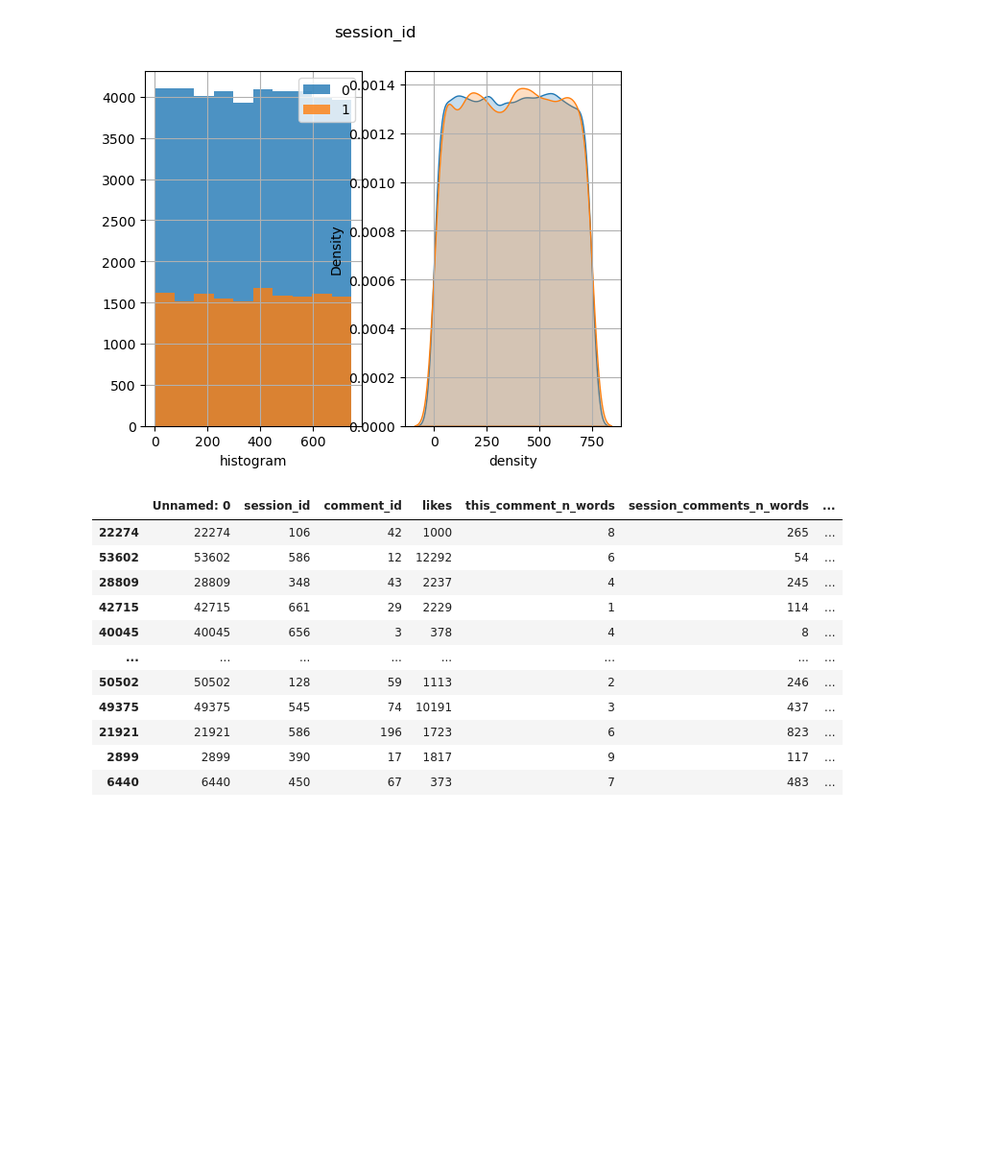
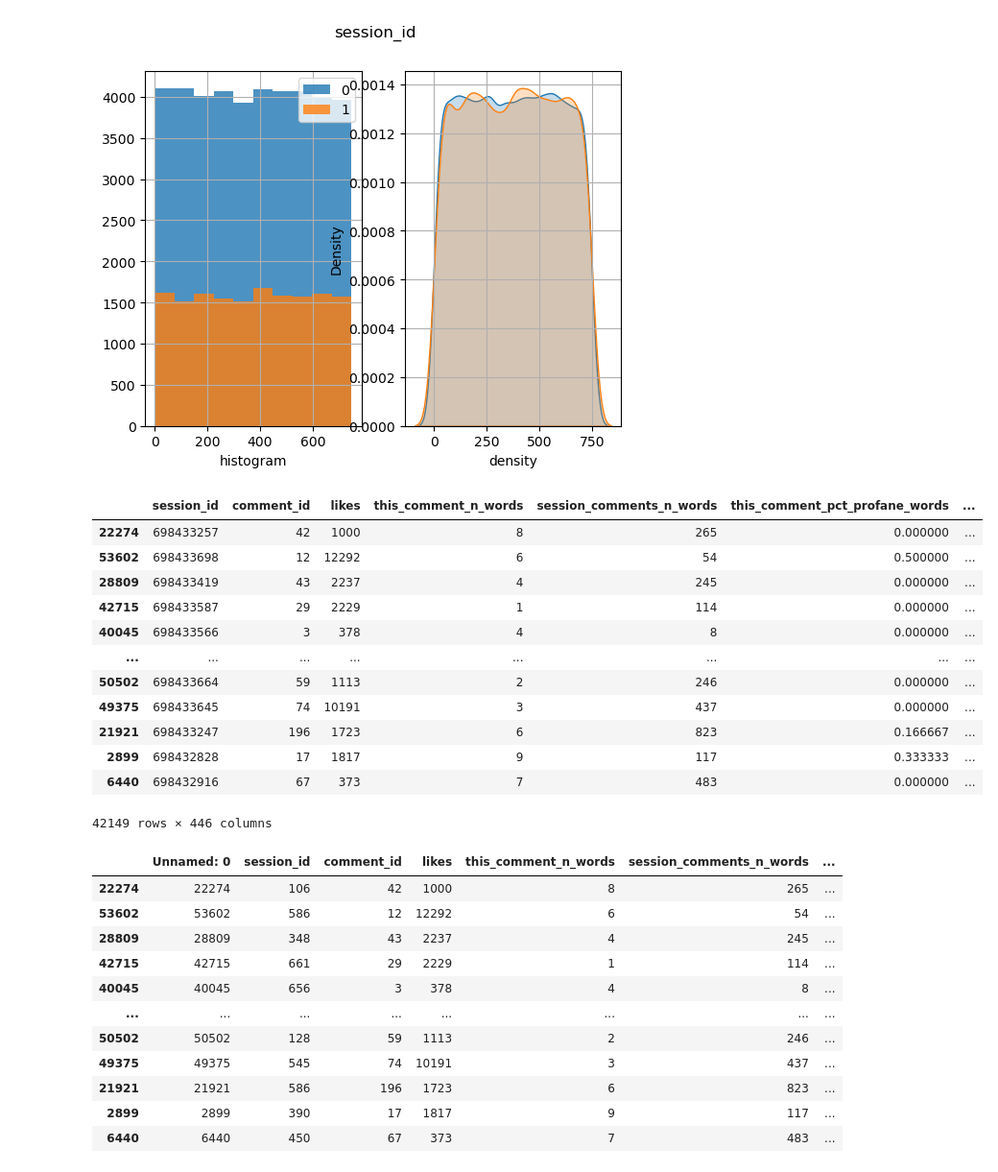
Before and after one commit to mgbarro/tfg-machinelearning, a Jupyter notebook: TFG_notebook.ipynb, the cells around one changed output. Shown: that part at 96% size. Saved outputs shown, nothing was run; the diff lists cells and outputs as text; code cells hidden in the pictures; blank space fills up the shorter version.

```diff
--- a/TFG_notebook.ipynb
+++ b/TFG_notebook.ipynb
@@ -143,6 +145,10 @@ vine_filtered = vine_dataset.drop(filtered_columns, axis=1)
 
 
 #matriz_corr = correlaciones(vine_filtered)
+# %%
+vine_filtered = vine_dataset.copy()
+
+vine_filtered = vine_filtered.drop(["Unnamed: 0"], axis=1)
 # %%
 # CORRELATION MATRIX
 
@@ -214,6 +237,29 @@ else:
     X = new_dataset.drop(["label"], axis=1)
 
 X_train, X_test, y_train, y_test = train_test_split(X, y, stratify=y, random_state=42)
+# %%
+from sklearn.model_selection import train_test_split
+
+
+y = vine_filtered["label"]
+X = vine_filtered.drop(["label"], axis=1)
+X_train, X_test, y_train, y_test = train_test_split(X, y, stratify=y, random_state=42)
+
+X_train
+# %% [output]
+|  | session_id | comment_id | likes | this_comment_n_words | session_comments_n_words | this_comment_pct_profane_words | ... |
+| 22274 | 698433257 | 42 | 1000 | 8 | 265 | 0.000000 | ... |
+| 53602 | 698433698 | 12 | 12292 | 6 | 54 | 0.500000 | ... |
+| 28809 | 698433419 | 43 | 2237 | 4 | 245 | 0.000000 | ... |
+| 42715 | 698433587 | 29 | 2229 | 1 | 114 | 0.000000 | ... |
+| 40045 | 698433566 | 3 | 378 | 4 | 8 | 0.000000 | ... |
+| ... | ... | ... | ... | ... | ... | ... | ... |
+| 50502 | 698433664 | 59 | 1113 | 2 | 246 | 0.000000 | ... |
+| 49375 | 698433645 | 74 | 10191 | 3 | 437 | 0.000000 | ... |
+| 21921 | 698433247 | 196 | 1723 | 6 | 823 | 0.166667 | ... |
+| 2899 | 698432828 | 17 | 1817 | 9 | 117 | 0.333333 | ... |
+| 6440 | 698432916 | 67 | 373 | 7 | 483 | 0.000000 | ... |
+42149 rows × 446 columns
 # %%
 escribir_archivo_binario(y_test, 'y_test.pkl')
 # %%
```
Also changed, not shown: parts of 43 cells of this notebook.
